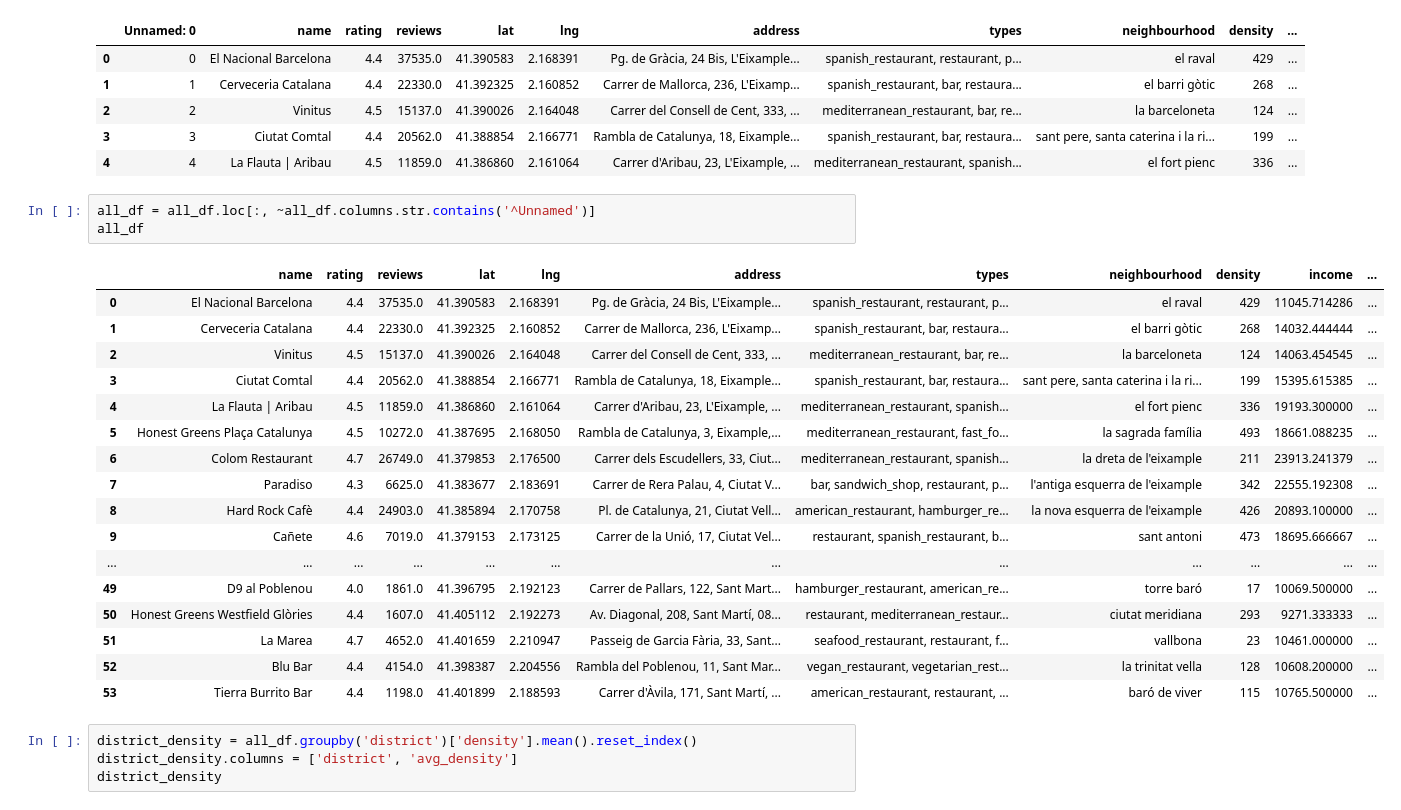
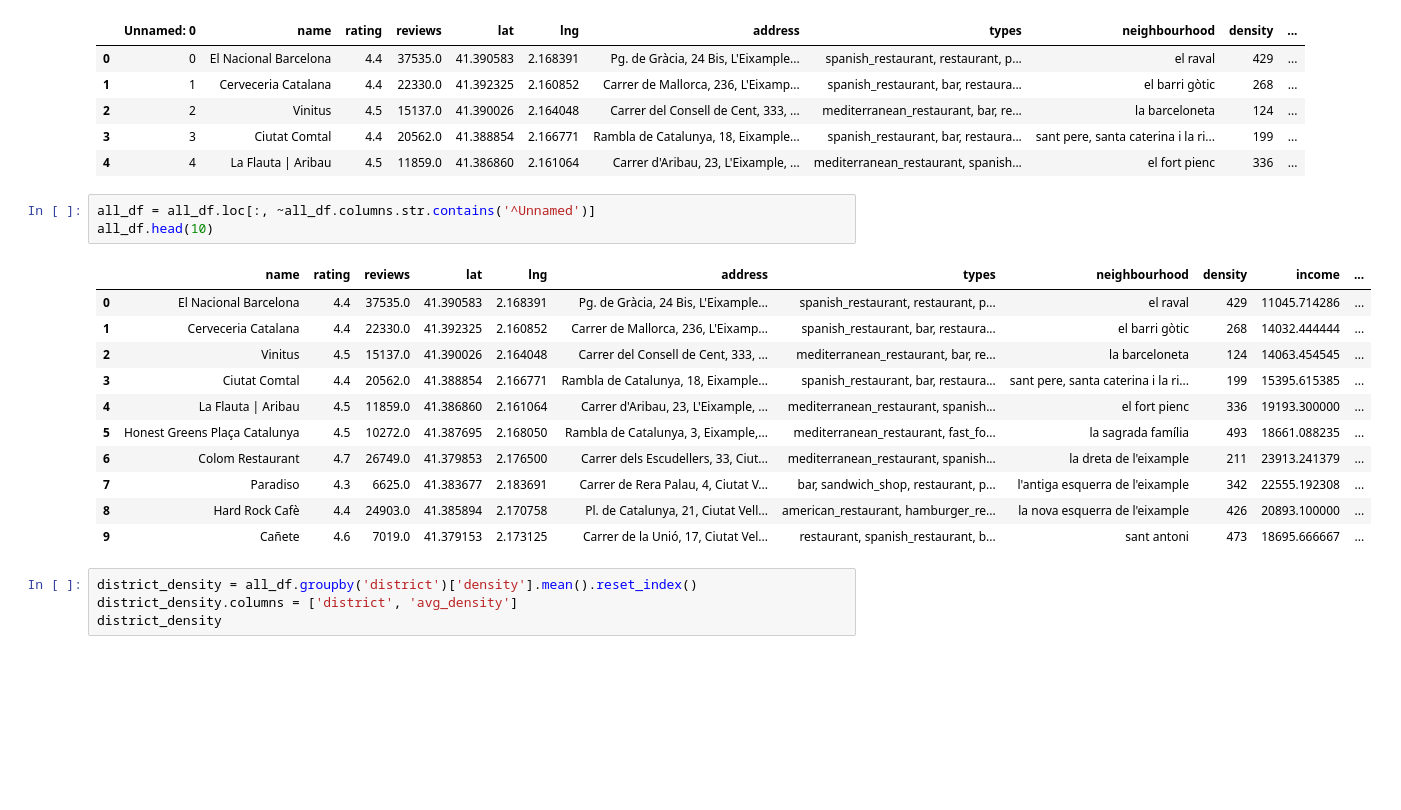
Before and after one commit to levinX7/first_project, a Jupyter notebook: notebooks/Maps_and_charts.ipynb, the cells around one changed output. Drawn from its saved outputs; the diff is of its cells as text; blank space fills up the shorter version.

```diff
--- a/notebooks/Maps_and_charts.ipynb
+++ b/notebooks/Maps_and_charts.ipynb
@@ -113,25 +107,19 @@ all_df.head()
 | 4 | 4 | La Flauta | Aribau | 4.5 | 11859.0 | 41.386860 | 2.161064 | Carrer d'Aribau, 23, L'Eixample, ... | mediterranean_restaurant, spanish... | el fort pienc | 336 | ... |
 # %%
 all_df = all_df.loc[:, ~all_df.columns.str.contains('^Unnamed')]
-all_df
+all_df.head(10)
 # %% [output]
 |  | name | rating | reviews | lat | lng | address | types | neighbourhood | density | income | ... |
 | 0 | El Nacional Barcelona | 4.4 | 37535.0 | 41.390583 | 2.168391 | Pg. de Gràcia, 24 Bis, L'Eixample... | spanish_restaurant, restaurant, p... | el raval | 429 | 11045.714286 | ... |
 | 1 | Cerveceria Catalana | 4.4 | 22330.0 | 41.392325 | 2.160852 | Carrer de Mallorca, 236, L'Eixamp... | spanish_restaurant, bar, restaura... | el barri gòtic | 268 | 14032.444444 | ... |
 | 2 | Vinitus | 4.5 | 15137.0 | 41.390026 | 2.164048 | Carrer del Consell de Cent, 333, ... | mediterranean_restaurant, bar, re... | la barceloneta | 124 | 14063.454545 | ... |
 | 3 | Ciutat Comtal | 4.4 | 20562.0 | 41.388854 | 2.166771 | Rambla de Catalunya, 18, Eixample... | spanish_restaurant, bar, restaura... | sant pere, santa caterina i la ri... | 199 | 15395.615385 | ... |
 | 4 | La Flauta | Aribau | 4.5 | 11859.0 | 41.386860 | 2.161064 | Carrer d'Aribau, 23, L'Eixample, ... | mediterranean_restaurant, spanish... | el fort pienc | 336 | 19193.300000 | ... |
 | 5 | Honest Greens Plaça Catalunya | 4.5 | 10272.0 | 41.387695 | 2.168050 | Rambla de Catalunya, 3, Eixample,... | mediterranean_restaurant, fast_fo... | la sagrada família | 493 | 18661.088235 | ... |
 | 6 | Colom Restaurant | 4.7 | 26749.0 | 41.379853 | 2.176500 | Carrer dels Escudellers, 33, Ciut... | mediterranean_restaurant, spanish... | la dreta de l'eixample | 211 | 23913.241379 | ... |
 | 7 | Paradiso | 4.3 | 6625.0 | 41.383677 | 2.183691 | Carrer de Rera Palau, 4, Ciutat V... | bar, sandwich_shop, restaurant, p... | l'antiga esquerra de l'eixample | 342 | 22555.192308 | ... |
 | 8 | Hard Rock Cafè | 4.4 | 24903.0 | 41.385894 | 2.170758 | Pl. de Catalunya, 21, Ciutat Vell... | american_restaurant, hamburger_re... | la nova esquerra de l'eixample | 426 | 20893.100000 | ... |
 | 9 | Cañete | 4.6 | 7019.0 | 41.379153 | 2.173125 | Carrer de la Unió, 17, Ciutat Vel... | restaurant, spanish_restaurant, b... | sant antoni | 473 | 18695.666667 | ... |
-| ... | ... | ... | ... | ... | ... | ... | ... | ... | ... | ... | ... |
-| 49 | D9 al Poblenou | 4.0 | 1861.0 | 41.396795 | 2.192123 | Carrer de Pallars, 122, Sant Mart... | hamburger_restaurant, american_re... | torre baró | 17 | 10069.500000 | ... |
-| 50 | Honest Greens Westfield Glòries | 4.4 | 1607.0 | 41.405112 | 2.192273 | Av. Diagonal, 208, Sant Martí, 08... | restaurant, mediterranean_restaur... | ciutat meridiana | 293 | 9271.333333 | ... |
-| 51 | La Marea | 4.7 | 4652.0 | 41.401659 | 2.210947 | Passeig de Garcia Fària, 33, Sant... | seafood_restaurant, restaurant, f... | vallbona | 23 | 10461.000000 | ... |
-| 52 | Blu Bar | 4.4 | 4154.0 | 41.398387 | 2.204556 | Rambla del Poblenou, 11, Sant Mar... | vegan_restaurant, vegetarian_rest... | la trinitat vella | 128 | 10608.200000 | ... |
-| 53 | Tierra Burrito Bar | 4.4 | 1198.0 | 41.401899 | 2.188593 | Carrer d'Àvila, 171, Sant Martí, ... | american_restaurant, restaurant, ... | baró de viver | 115 | 10765.500000 | ... |
 # %%
 district_density = all_df.groupby('district')['density'].mean().reset_index()
 district_density.columns = ['district', 'avg_density']
```
Also changed, not shown: parts of 9 cells of this notebook, 9 other files.
